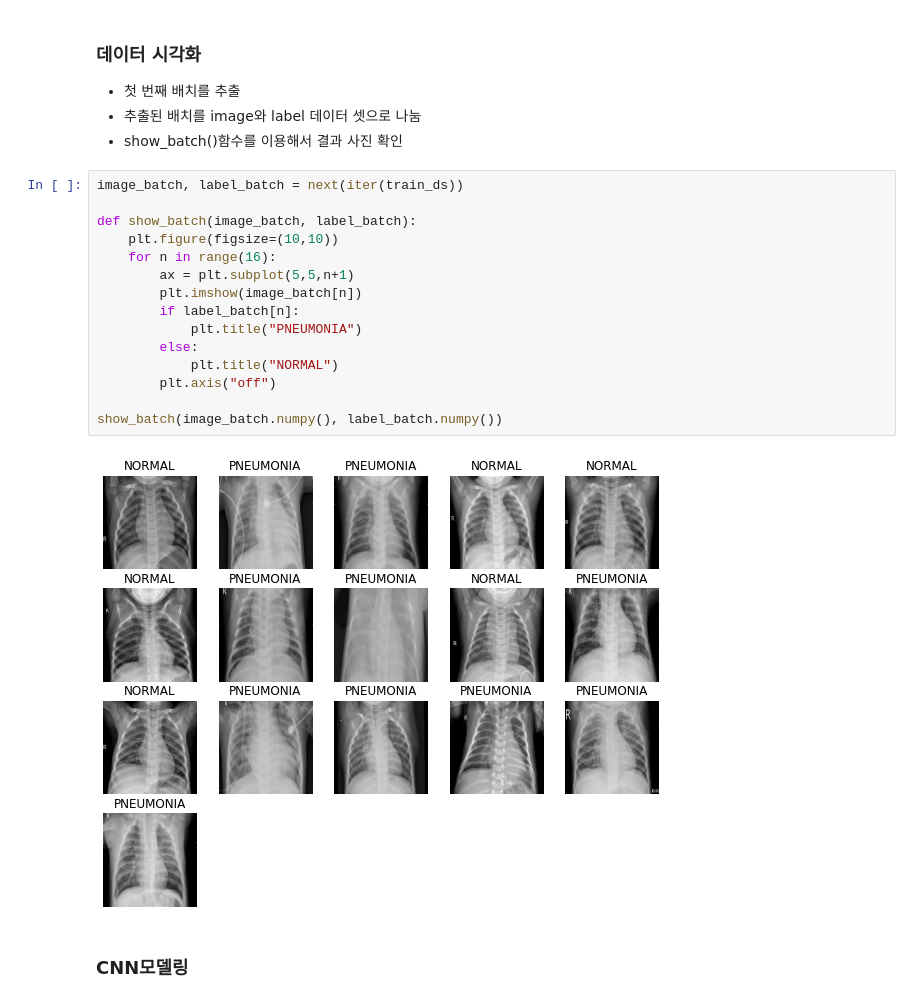
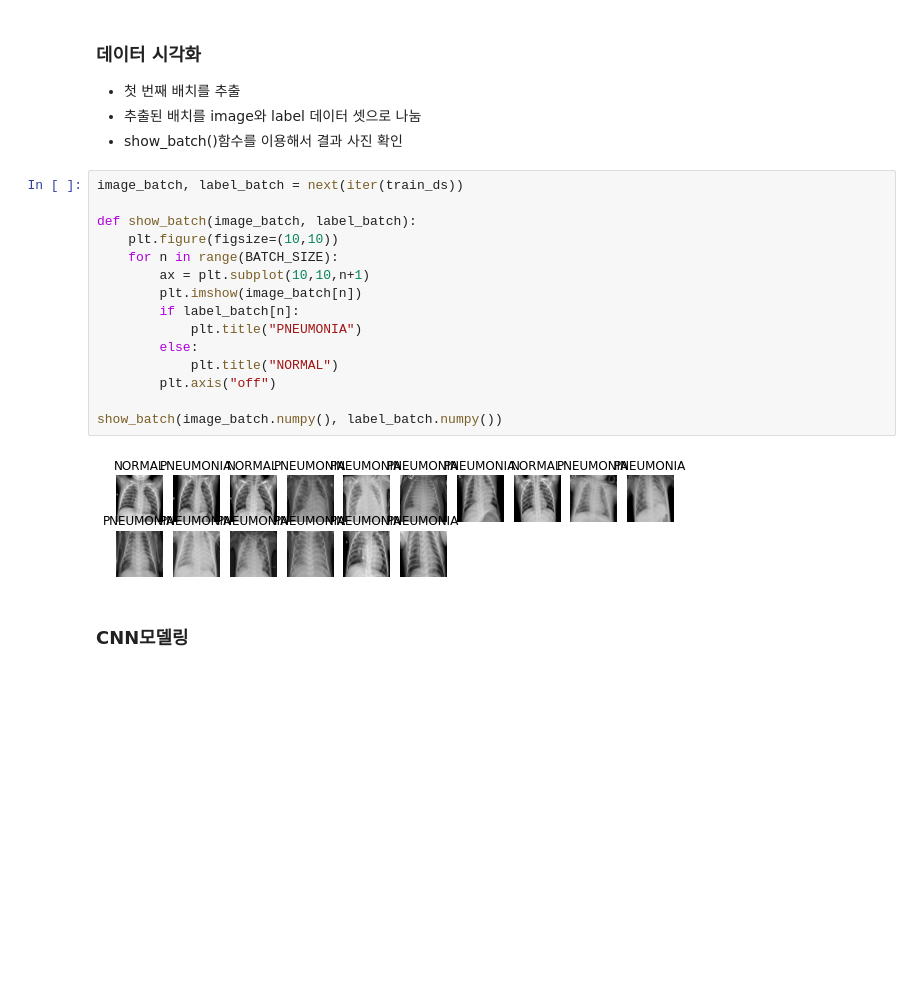
Before and after one commit to Woonn/Exploration, a Jupyter notebook: [E14]X-rayDetection.ipynb, the cells around one changed output. Cells and saved outputs as stored; diff of their text form; blank space fills up the shorter version.

```diff
--- a/[E14]X-rayDetection.ipynb
+++ b/[E14]X-rayDetection.ipynb
@@ -229,20 +229,20 @@ val_ds = prepare_for_training(val_ds)
 # %%
 image_batch, label_batch = next(iter(train_ds))
 
 def show_batch(image_batch, label_batch):
     plt.figure(figsize=(10,10))
-    for n in range(16):
-        ax = plt.subplot(5,5,n+1)
+    for n in range(BATCH_SIZE):
+        ax = plt.subplot(10,10,n+1)
         plt.imshow(image_batch[n])
         if label_batch[n]:
             plt.title("PNEUMONIA")
         else:
             plt.title("NORMAL")
         plt.axis("off")
 
 show_batch(image_batch.numpy(), label_batch.numpy())
 # %% [output]
-[figure, old version]
+[figure, new version]
 # %% [markdown]
 ### CNN모델링
 # %% [markdown]
```
Also changed, not shown: parts of 7 cells of this notebook.
